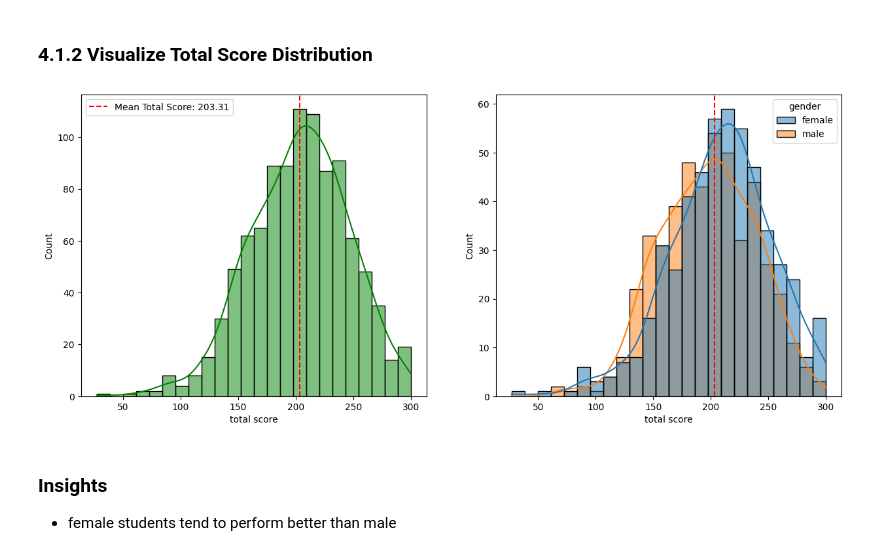
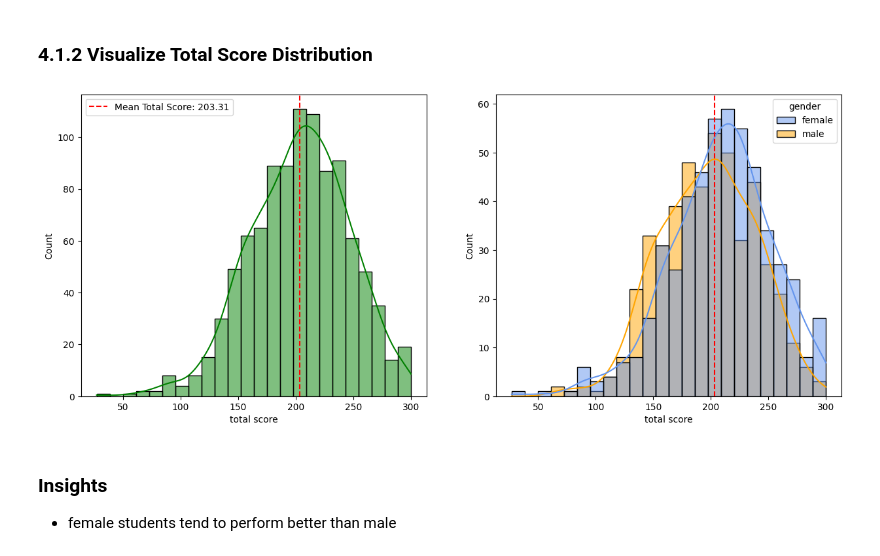
Before and after one commit to hilpresent/ml-project, a Jupyter notebook: notebook/EDA.ipynb, the cells around one changed output. Drawn from its saved outputs; the diff is of its cells as text; code cells hidden in the pictures.

```diff
--- a/notebook/EDA.ipynb
+++ b/notebook/EDA.ipynb
@@ -280,19 +280,19 @@ plt.show()
 # %%
 # get mean total score
 mean_tscore = np.mean(df['total score'])
 
 fig, axs = plt.subplots(1, 2, figsize=(15, 6))
 
 sns.histplot(ax=axs[0], data=df, x='total score', kde=True, color='g')
 axs[0].axvline(mean_tscore, color='r', linestyle='--', label=f'Mean Total Score: {mean_tscore:.2f}')
 axs[0].legend()
 
-sns.histplot(ax=axs[1], data=df, x='total score', kde=True, hue='gender')
+sns.histplot(ax=axs[1], data=df, x='total score', kde=True, hue='gender', palette={'female': 'cornflowerblue', 'male': 'orange'})
 axs[1].axvline(mean_tscore, color='r', linestyle='--', label=f'Mean Total Score: {mean_tscore:.2f}')
 
 plt.show()
 # %% [output]
-[figure, old version]
+[figure, new version]
 # %% [markdown]
 ### Insights
 
```
Also changed, not shown: parts of 5 cells of this notebook.
